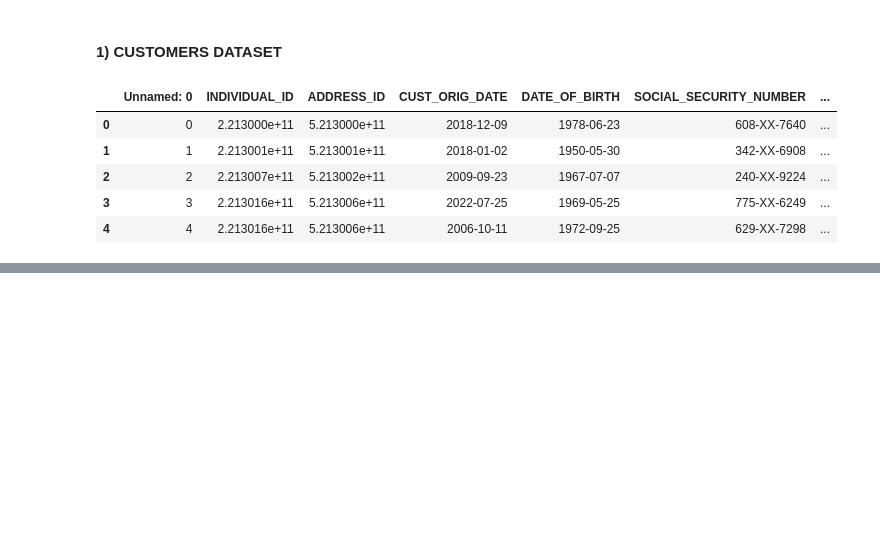
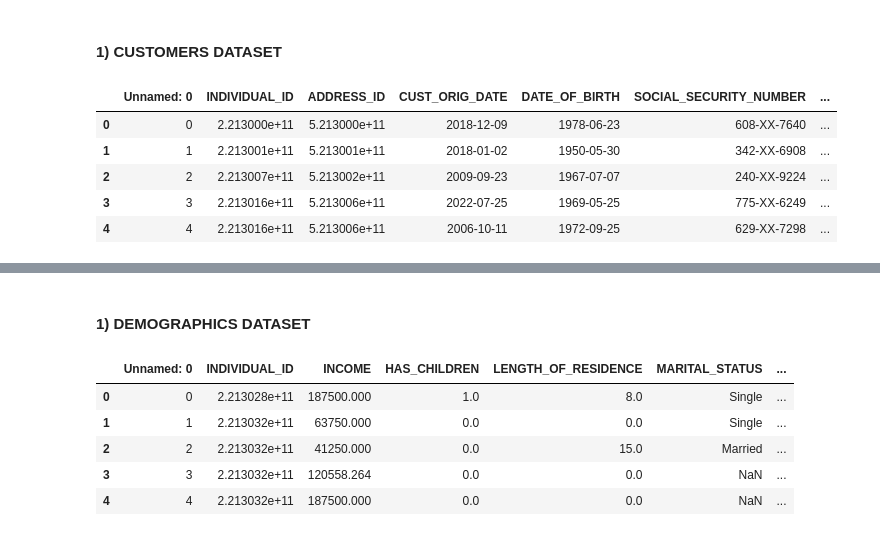
Before and after one commit to fabrizi0rigodanz0/Insurance_Analysis_ML, a Jupyter notebook: notebook.ipynb, the cells around one changed output, grey strips where cells are left out. Saved outputs shown, nothing was run; the diff lists cells and outputs as text; code cells hidden in the pictures; blank space fills up the shorter version.

```diff
--- a/notebook.ipynb
+++ b/notebook.ipynb
@@ -104,0 +154,14 @@ df_customer.head()
+# %% [markdown]
+#### 1) DEMOGRAPHICS DATASET
+# %%
+#load the transaction dataset
+file_path = os.path.join("data","ABC_df_demographic.csv")
+df_demographic= pd.read_csv(file_path)
+df_demographic.head()
+# %% [output]
+|  | Unnamed: 0 | INDIVIDUAL_ID | INCOME | HAS_CHILDREN | LENGTH_OF_RESIDENCE | MARITAL_STATUS | ... |
+| 0 | 0 | 2.213028e+11 | 187500.000 | 1.0 | 8.0 | Single | ... |
+| 1 | 1 | 2.213032e+11 | 63750.000 | 0.0 | 0.0 | Single | ... |
+| 2 | 2 | 2.213032e+11 | 41250.000 | 0.0 | 15.0 | Married | ... |
+| 3 | 3 | 2.213032e+11 | 120558.264 | 0.0 | 0.0 | NaN | ... |
+| 4 | 4 | 2.213032e+11 | 187500.000 | 0.0 | 0.0 | NaN | ... |
```
Also changed, not shown: parts of 8 cells of this notebook.
